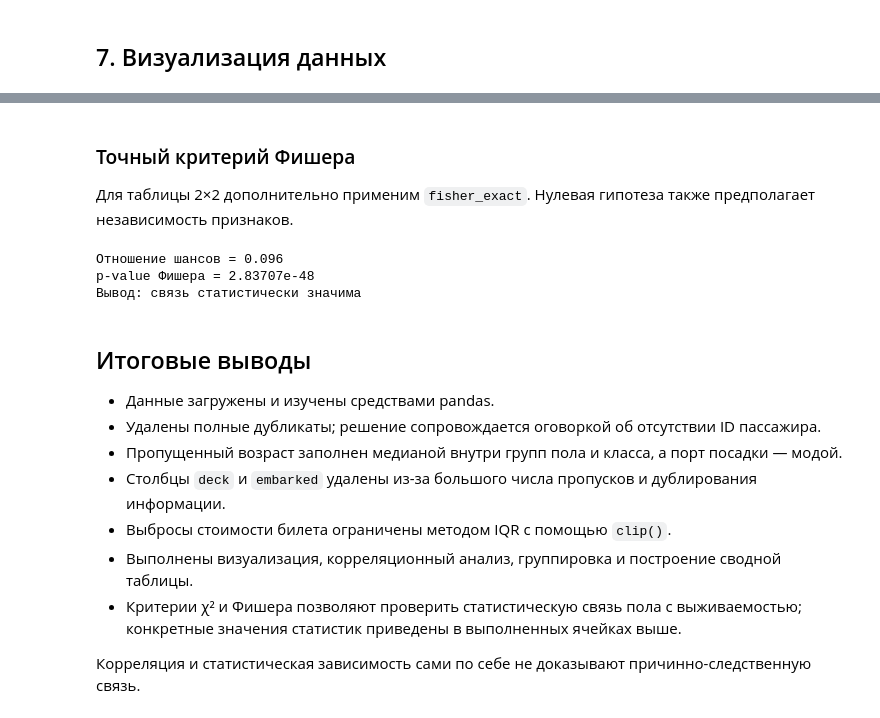
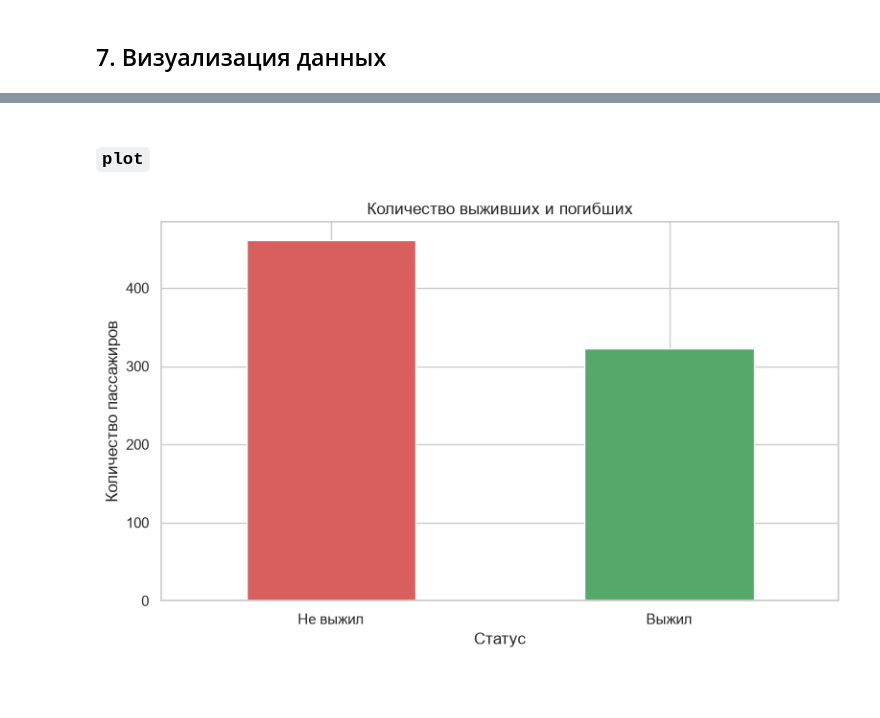
Before and after one commit to xtwze/pandas-practice, a Jupyter notebook: lab1_titanic.ipynb, the cells around one changed output, grey strips where cells are left out. Saved outputs shown, nothing was run; the diff lists cells and outputs as text; code cells hidden in the pictures; blank space fills up the shorter version.

```diff
--- a/lab1_titanic.ipynb
+++ b/lab1_titanic.ipynb
@@ -592,0 +491,13 @@ df_clean[['age', 'fare']].describe()
+# %%
+# deck почти пустой, а embarked повторяет информацию о городе
+df_clean = df_clean.drop(columns=['deck', 'embarked'])
+
+# возраст заполняем медианой для своего пола и класса
+age_median_by_group = df_clean.groupby(['sex', 'pclass'])['age'].transform('median')
+df_clean['age'] = df_clean['age'].fillna(age_median_by_group)
+
+# город посадки заполняем самым частым значением
+embark_mode = df_clean['embark_town'].mode()[0]
+df_clean['embark_town'] = df_clean['embark_town'].fillna(embark_mode)
+
+print('Осталось пропусков:', int(df_clean.isnull().sum().sum()))
@@ -774,27 +572,12 @@ p-value = 8.38341e-47
-# %% [markdown]
-### Точный критерий Фишера
-
-Для таблицы 2×2 дополнительно применим `fisher_exact`. Нулевая гипотеза также предполагает независимость признаков.
-# %%
-from scipy.stats import fisher_exact
-
-odds_ratio, fisher_p = fisher_exact(contingency_table.to_numpy())
-print(f'Отношение шансов = {odds_ratio:.3f}')
-print(f'p-value Фишера = {fisher_p:.6g}')
-print('Вывод:', 'связь статистически значима' if fisher_p < 0.05 else 'значимая связь не обнаружена')
-# %% [output]
-Отношение шансов = 0.096
-p-value Фишера = 2.83707e-48
-Вывод: связь статистически значима
-# %% [markdown]
-## Итоговые выводы
-
-- Данные загружены и изучены средствами pandas.
-- Удалены полные дубликаты; решение сопровождается оговоркой об отсутствии ID пассажира.
-- Пропущенный возраст заполнен медианой внутри групп пола и класса, а порт посадки — модой.
-- Столбцы `deck` и `embarked` удалены из-за большого числа пропусков и дублирования информации.
-- Выбросы стоимости билета ограничены методом IQR с помощью `clip()`.
-- Выполнены визуализация, корреляционный анализ, группировка и построение сводной таблицы.
-- Критерии χ² и Фишера позволяют проверить статистическую связь пола с выживаемостью; конкретные значения статистик приведены в выполненных ячейках выше.
-
-Корреляция и статистическая зависимость сами по себе не доказывают причинно-следственную связь.
+# %% [markdown]
+### `plot`
+# %%
+# столбчатый график показывает сколько людей выжило
+survival_counts = df_clean['alive'].value_counts().rename(index={'yes': 'Выжил', 'no': 'Не выжил'})
+ax = survival_counts.plot(kind='bar', color=['#d95f5f', '#55a868'])
+ax.set(title='Количество выживших и погибших', xlabel='Статус', ylabel='Количество пассажиров')
+ax.tick_params(axis='x', rotation=0)
+plt.tight_layout()
+plt.show()
+# %% [output]
+[figure, added]
```
Also changed, not shown: parts of 162 cells of this notebook, 12 other files.
